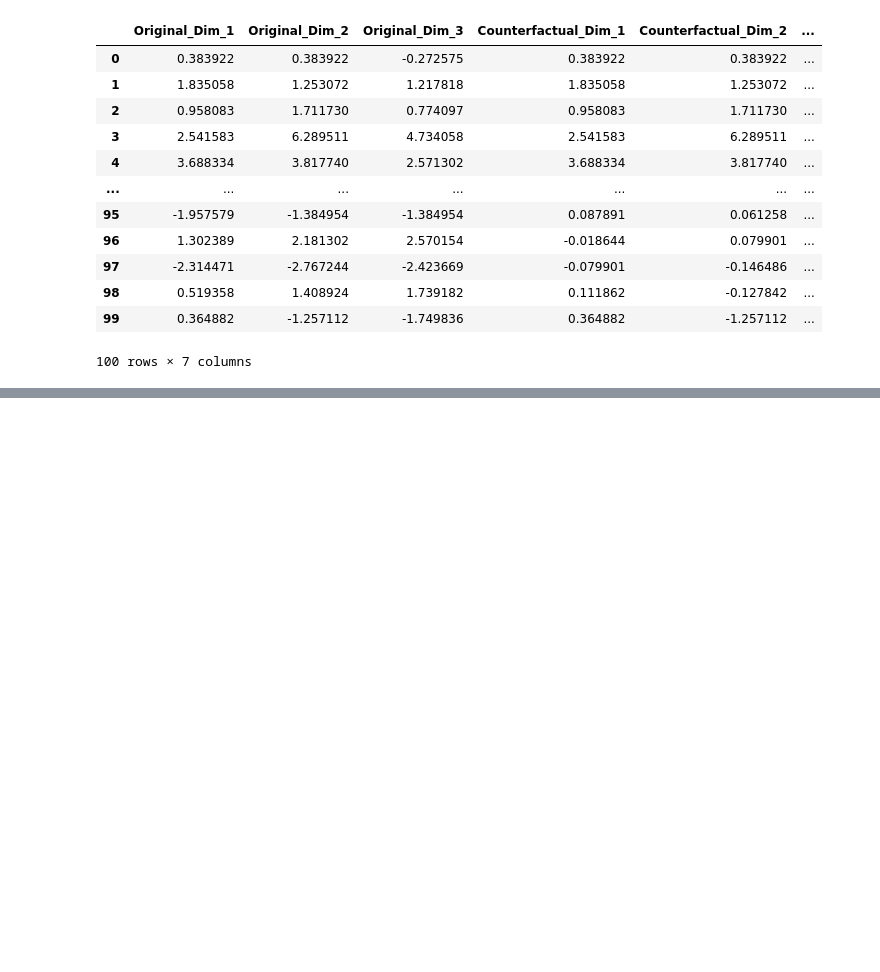
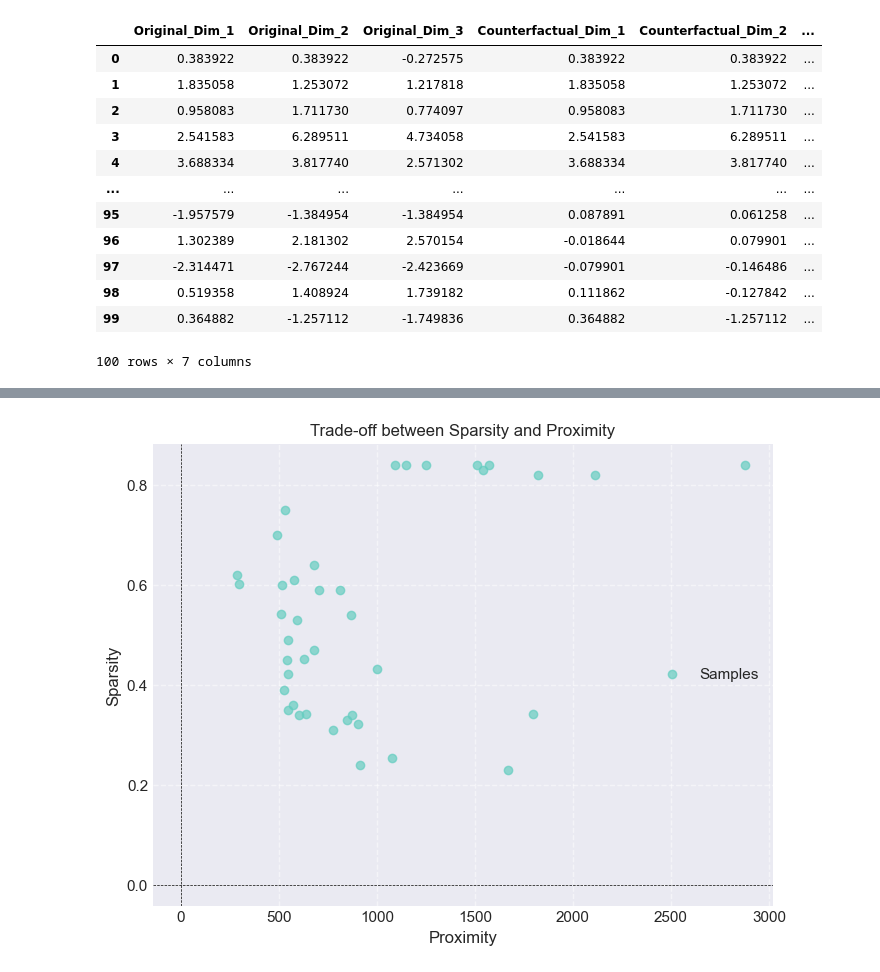
Before and after one commit to serval-uni-lu/confetti, a Jupyter notebook: notebooks/confetti_mts.ipynb, the cells around one changed output, grey strips where cells are left out. Saved outputs shown, nothing was run; the diff lists cells and outputs as text; code cells hidden in the pictures; blank space fills up the shorter version.

Commit message:
Implemented parallelization, added viz Sparsity vs Proximity

```diff
--- a/notebooks/confetti_mts.ipynb
+++ b/notebooks/confetti_mts.ipynb
@@ -109,0 +169,4 @@ viz.plot_with_cam(ce,24,weights=testing_weights[24])
+# %%
+from benchmark.evaluations.evaluator import Evaluator
+ev = Evaluator('confetti_naive')
+cf_metrics, metrics = ev.evaluate_dataset(dataset)
@@ -109,0 +191,4 @@ viz.plot_with_cam(ce,24,weights=testing_weights[24])
+# %%
+viz.tradeoff_sparsity_proximity(cf_metrics)
+# %% [output]
+[figure, added]
```
Also changed, not shown: parts of 17 cells of this notebook, 4 other files.
